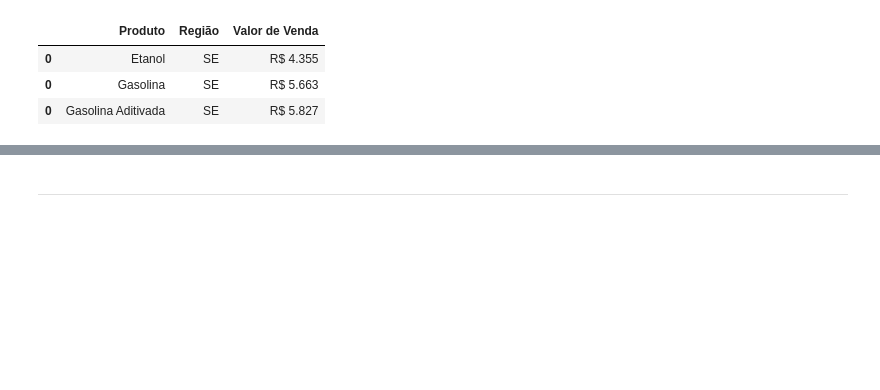
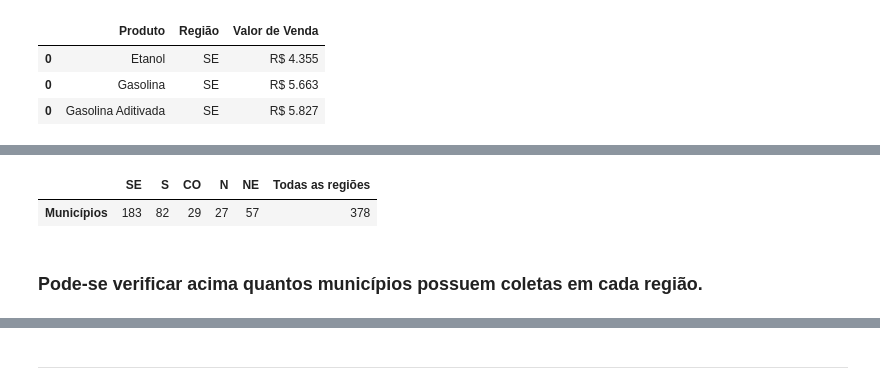
Before and after one commit to Mestevam1976/Projeto_Modulo_4_Resilia_Pandas_Data_Analytics, a Jupyter notebook: modulo-4-pandas-resilia.ipynb, the cells around one changed output, grey strips where cells are left out. Cells and saved outputs as stored; diff of their text form; code cells hidden in the pictures; blank space fills up the shorter version.

```diff
--- a/modulo-4-pandas-resilia.ipynb
+++ b/modulo-4-pandas-resilia.ipynb
@@ -1108,0 +1161,29 @@ menoress_medias.style.format({'Valor de Venda':'R$ {:.3F}'})
+# %%
+# Adicionando número de municípios por região em uma lista
+
+municipios_por_regiao = []
+municipios_por_regiao += [len(dados_jun_jul.where(dados_jun_jul['Região'] == 'SE')['Município'].dropna().unique().tolist())]
+municipios_por_regiao += [len(dados_jun_jul.where(dados_jun_jul['Região'] == 'S')['Município'].dropna().unique().tolist())]
+municipios_por_regiao += [len(dados_jun_jul.where(dados_jun_jul['Região'] == 'CO')['Município'].dropna().unique().tolist())]
+municipios_por_regiao += [len(dados_jun_jul.where(dados_jun_jul['Região'] == 'N')['Município'].dropna().unique().tolist())]
+municipios_por_regiao += [len(dados_jun_jul.where(dados_jun_jul['Região'] == 'NE')['Município'].dropna().unique().tolist())]
+municipios_por_regiao += [len(dados_jun_jul['Município'].unique().tolist())]
+
+# Montando a lista de regiões
+
+lista_de_regioes = ['SE', 'S', 'CO', 'N', 'NE', 'Todas as regiões']
+
+# Montando tabela
+
+regioes_municipios_total = pd.DataFrame(data=list(municipios_por_regiao),columns = ["Municípios"])
+i = 0
+while i < len(regioes_municipios_total):
+  regioes_municipios_total.rename(index={i: lista_de_regioes[i]}, inplace=True)
+  i += 1
+
+regioes_municipios_total.T
+# %% [output]
+|  | SE | S | CO | N | NE | Todas as regiões |
+| Municípios | 183 | 82 | 29 | 27 | 57 | 378 |
+# %% [markdown]
+<h3> Pode-se verificar acima quantos municípios possuem coletas em cada região. </h3>
```
Also changed, not shown: parts of 104 cells of this notebook.
